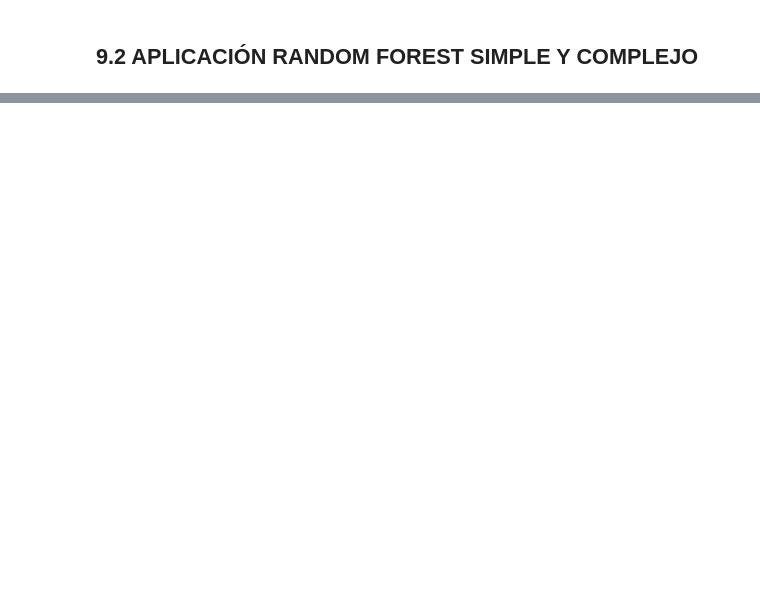
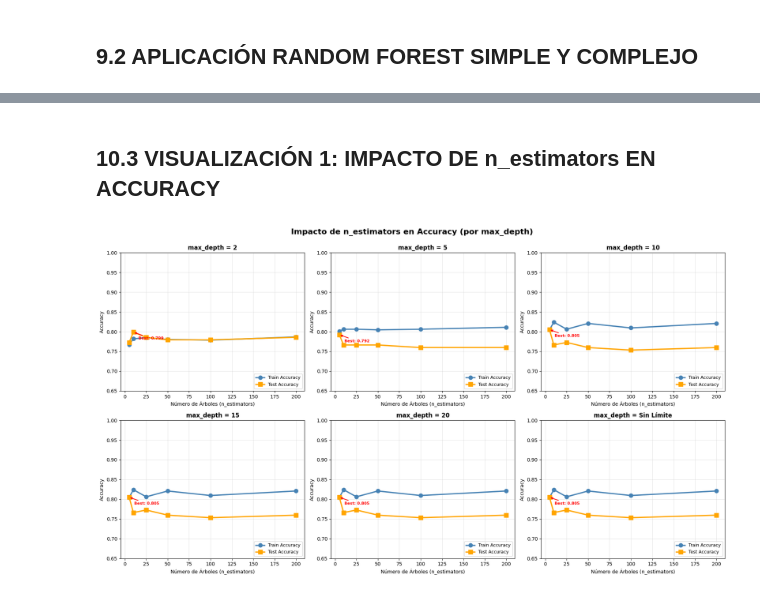
Before and after one commit to 4GeeksAcademy/cathycaz-intro-ml, a Jupyter notebook: src/05-random-forest.ipynb.ipynb, the cells around one changed output, grey strips where cells are left out. Saved outputs shown, nothing was run; the diff lists cells and outputs as text; code cells hidden in the pictures; blank space fills up the shorter version.

```diff
--- a/src/05-random-forest.ipynb.ipynb
+++ b/src/05-random-forest.ipynb.ipynb
@@ -1254,0 +1354,12 @@ CONCLUSIÓN: AL IGUAL QUE EN EL MÉTODO DE DESICION TREE EL MÓDELO SIMPLE HACE
+# %%
+# DEFINIR RANGOS DE HIPERPARÁMETROS A PROBAR
+n_estimators_range = [5, 10, 25, 50, 100, 200]  # Número de árboles
+max_depth_range = [2, 5, 10, 15, 20, None]      # Profundidad (None = sin límite)
+
+print("="*80)
+print("CONFIGURACIÓN DE BÚSQUEDA DE HIPERPARÁMETROS")
+print("="*80)
+print(f"n_estimators a probar: {n_estimators_range}")
+print(f"max_depth a probar: {max_depth_range}")
+print(f"Total de combinaciones: {len(n_estimators_range) * len(max_depth_range)}")
+print("="*80)
@@ -1254,0 +1490,41 @@ CONCLUSIÓN: AL IGUAL QUE EN EL MÉTODO DE DESICION TREE EL MÓDELO SIMPLE HACE
+# %% [markdown]
+## 10.3 VISUALIZACIÓN 1: IMPACTO DE n_estimators EN ACCURACY
+# %%
+# GRÁFICO: Efecto del número de árboles en accuracy (por profundidad)
+fig, axes = plt.subplots(2, 3, figsize=(18, 10))
+axes = axes.flatten()
+
+for i, depth in enumerate(max_depth_range):
+    ax = axes[i]
+
+    # Filtrar datos para esta profundidad
+    df_depth = df_resultados[df_resultados['max_depth'] == (depth if depth is not None else 'None')]
+
+    # Plotear train y test accuracy
+    ax.plot(df_depth['n_estimators'], df_depth['train_accuracy'],
+            marker='o', linewidth=2.5, markersize=8, label='Train Accuracy', color='steelblue')
+    ax.plot(df_depth['n_estimators'], df_depth['test_accuracy'],
+            marker='s', linewidth=2.5, markersize=8, label='Test Accuracy', color='orange')
+
+    ax.set_title(f'max_depth = {depth if depth else "Sin Límite"}', fontsize=12, fontweight='bold')
+    ax.set_xlabel('Número de Árboles (n_estimators)', fontsize=10)
+    ax.set_ylabel('Accuracy', fontsize=10)
+    ax.legend(loc='lower right', fontsize=9)
+    ax.grid(True, alpha=0.3)
+    ax.set_ylim([0.65, 1.0])
+
+    # Añadir anotación de mejor test accuracy
+    best_idx = df_depth['test_accuracy'].idxmax()
+    best_row = df_depth.loc[best_idx]
+    ax.annotate(f'Best: {best_row["test_accuracy"]:.3f}',
+                xy=(best_row['n_estimators'], best_row['test_accuracy']),
+                xytext=(10, -15), textcoords='offset points',
+                fontsize=8, color='red', fontweight='bold',
+                arrowprops=dict(arrowstyle='->', color='red', lw=1.5))
+
+plt.suptitle('Impacto de n_estimators en Accuracy (por max_depth)',
+             fontsize=16, fontweight='bold', y=0.995)
+plt.tight_layout()
+plt.show()
+# %% [output]
+[figure, added]
```
Also changed, not shown: parts of 32 cells of this notebook, 2 other files.
